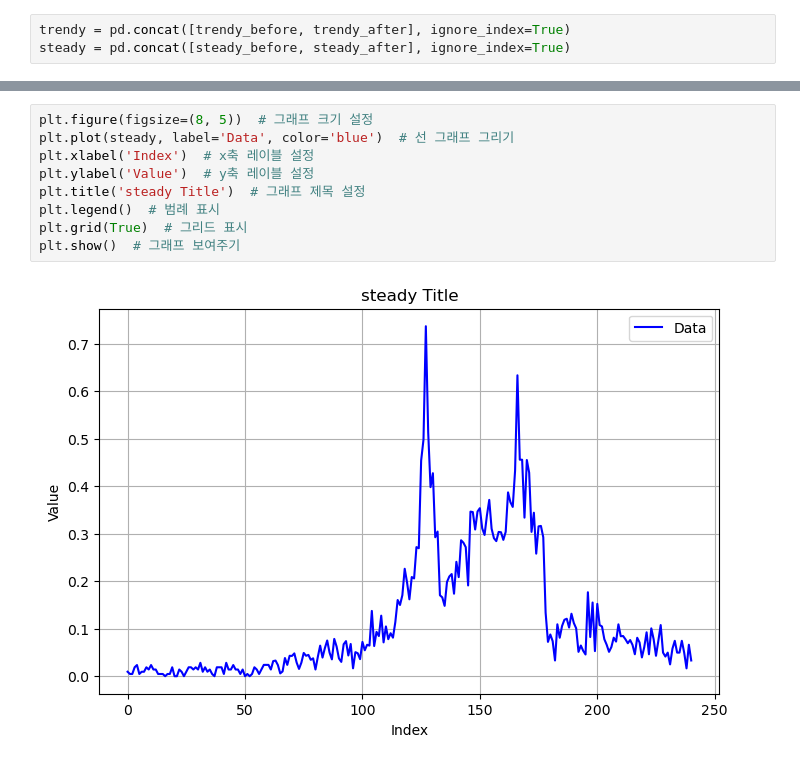
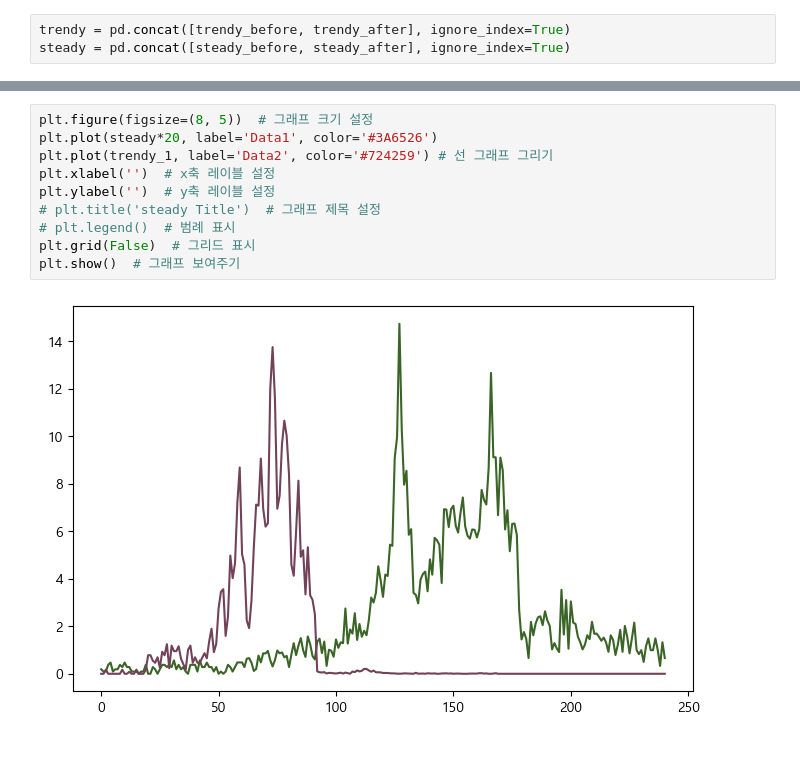
Before and after one commit to shoon95/gcp, a Jupyter notebook: pjt/adj_boooom.ipynb, the cells around one changed output, grey strips where cells are left out. Cells and saved outputs as stored; diff of their text form.

```diff
--- a/pjt/adj_boooom.ipynb
+++ b/pjt/adj_boooom.ipynb
@@ -922,11 +936,12 @@ plt.show()  # 그래프 보여주기
 # %%
 plt.figure(figsize=(8, 5))  # 그래프 크기 설정
-plt.plot(steady, label='Data', color='blue')  # 선 그래프 그리기
-plt.xlabel('Index')  # x축 레이블 설정
-plt.ylabel('Value')  # y축 레이블 설정
-plt.title('steady Title')  # 그래프 제목 설정
-plt.legend()  # 범례 표시
-plt.grid(True)  # 그리드 표시
+plt.plot(steady*20, label='Data1', color='#3A6526')
+plt.plot(trendy_1, label='Data2', color='#724259') # 선 그래프 그리기
+plt.xlabel('')  # x축 레이블 설정
+plt.ylabel('')  # y축 레이블 설정
+# plt.title('steady Title')  # 그래프 제목 설정
+# plt.legend()  # 범례 표시
+plt.grid(False)  # 그리드 표시
 plt.show()  # 그래프 보여주기
 # %% [output]
-[figure, old version]
+[figure, new version]
```
Also changed, not shown: parts of 6 cells of this notebook, 2 other files.
